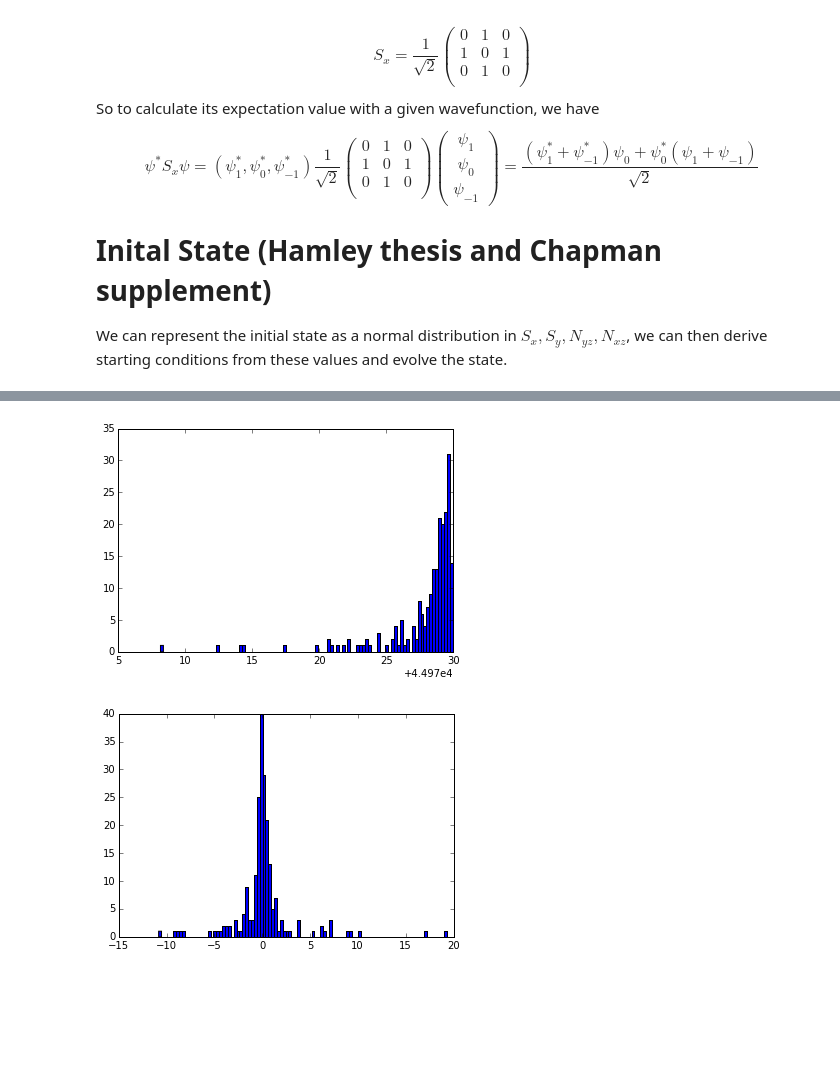
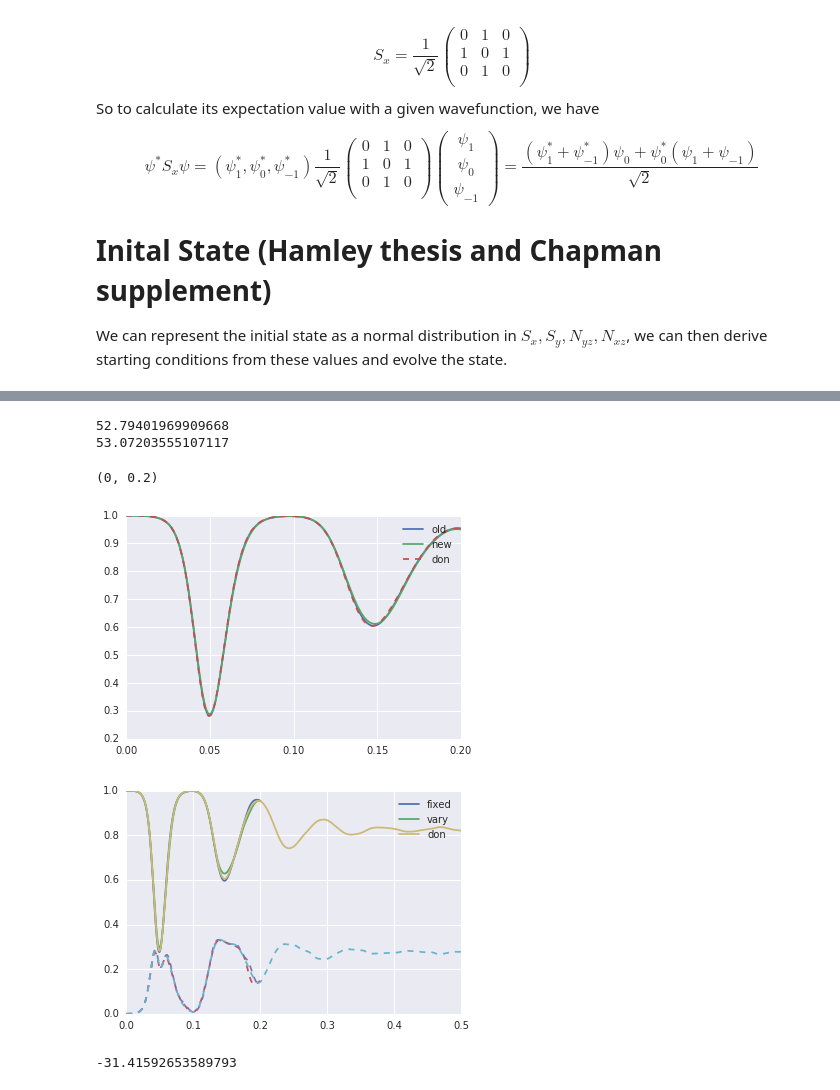
Before and after one commit to ZachGlassman/MySpinorSim, a Jupyter notebook: MeanField/SMA Spinor Oscillations.ipynb, the cells around one changed output, grey strips where cells are left out. Saved outputs shown, nothing was run; the diff lists cells and outputs as text; code cells hidden in the pictures; blank space fills up the shorter version.

Commit message:
fixed mean field

```diff
--- a/MeanField/SMA Spinor Oscillations.ipynb
+++ b/MeanField/SMA Spinor Oscillations.ipynb
@@ -55,8 +90,5 @@ def f(t,y,*args):
 # %%
-#define necessary operators in matrix form
-pop_0 = np.array([[0,0,0],[0,1,0],[0,0,0]])
-sx = np.array([[0,1,0],[1,0,1],[0,1,0]])*1/np.sqrt(2)
-nyz =1j/np.sqrt(2)* np.array([[0,-1,0],[1,0,1],[0,-1,0]])
-def apply_operator(op,ele):
-    return np.dot(np.conj(ele),np.dot(op,ele.T))
+S_x = Operator(np.array([[0,1,0],[1,0,1],[0,1,0]])*1/np.sqrt(2),r'$S_x$')
+N_yz = Operator(1j/np.sqrt(2)* np.array([[0,-1,0],[1,0,1],[0,-1,0]]),r'$N_{yz}#')
+rho_0 = Operator(np.array([[0,0,0],[0,1,0],[0,0,0]]),r'$\rho_0$')
 # %%
@@ -165,8 +264,49 @@ state = generate_states(N)
-# %%
-plt.hist(N*msqr(state[:,1]).real,bins = 100);
-# %% [output]
-[figure, removed]
-# %%
-plt.hist(N * (msqr(state[:,2]).real-msqr(state[:,0]).real),bins = 100);
-# %% [output]
-[figure, removed]
+# %%
+#define problem parameters
+#dt = 2.1e-5
+tfinal = .2
+q = -5*2*np.pi
+c = 2*np.pi*30
+N = 10000
+states = generate_states_new(N,5000)
+ts = time.time()
+t,m,s = solve_TWA()
+tm = time.time()
+states = generate_states_new1(N,5000)
+t1,m1,s1 = solve_TWA()
+#t1,m1,s1,sol = solve_TWA_fixed()
+te = time.time()
+print(tm-ts)
+print(te-tm)
+# %% [output]
+52.79401969909668
+53.07203555107117
+# %%
+#sol1 = np.asarray(sol)
+#plt.plot(t1,np.mean(msqr(sol1).real, axis = 0)[:,1],label='magfirst')
+plt.plot(t1,m1,label='old')
+plt.plot(t,m,label='new')
+plt.plot(don_data[:,0],don_data[:,1],'--',label='don')
+plt.legend()
+plt.xlim([0,.2])
+# %% [output]
+(0, 0.2)
+[figure, added]
+# %%
+plt.plot(t1,m1,label='fixed')
+plt.plot(t,m,label='vary')
+plt.plot(t1,s1,'--')
+plt.plot(t,s,'--')
+don_data=np.loadtxt('C:\\Users\\Administrator\\Documents\\dpf_m5q10k_Mean_result.txt',skiprows=1)
+plt.plot(don_data[:,0],don_data[:,1],label='don')
+plt.plot(don_data[:,0],don_data[:,2],'--')
+plt.legend()
+plt.savefig('testing.pdf')
+# %% [output]
+[figure, added]
+# %%
+#out_data = np.vstack((t,m,s))
+#np.savetxt('data.txt',out_data)
+print(q)
+# %% [output]
+-31.41592653589793
```
Also changed, not shown: parts of 15 cells of this notebook, 11 other files.
